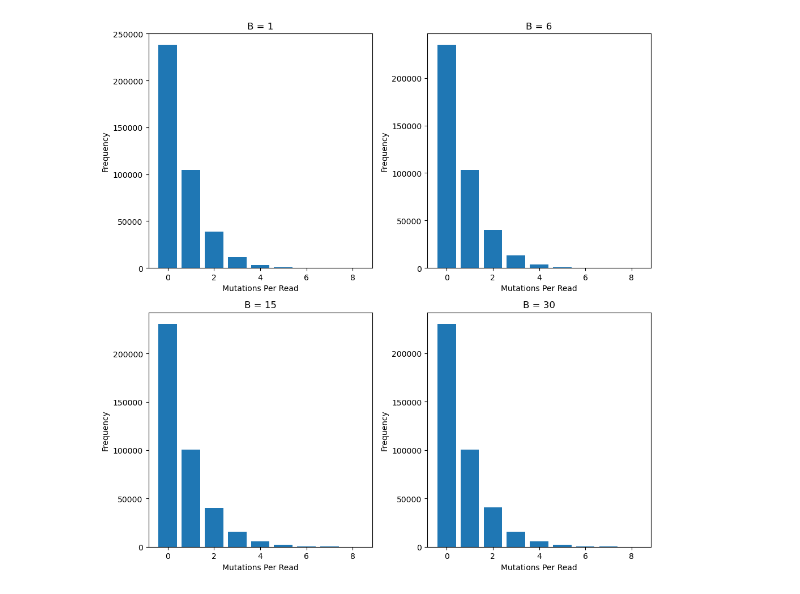
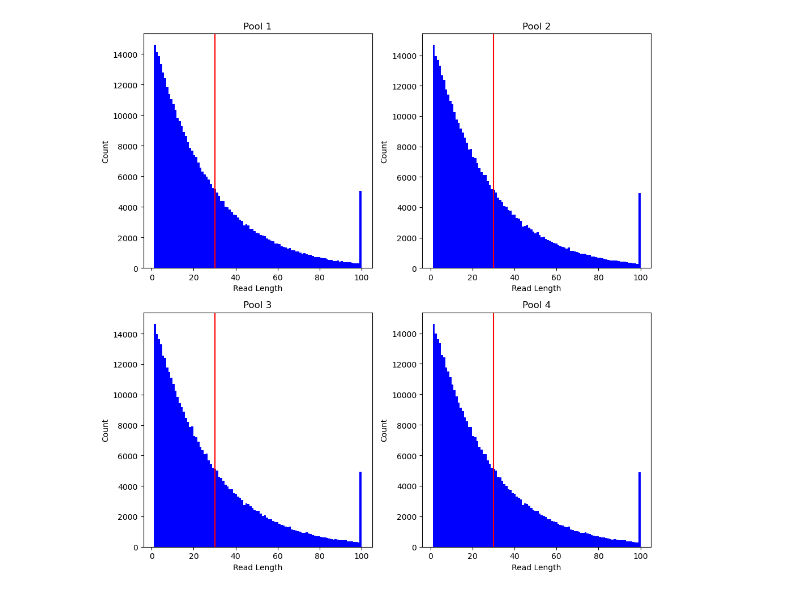
Before and after one commit to JoshuaGensel/MIME_ML, a Jupyter notebook: src/exploratory_analysis.ipynb, the cells around one changed output. Saved outputs shown, nothing was run; the diff lists cells and outputs as text; code cells hidden in the pictures.

```diff
--- a/src/exploratory_analysis.ipynb
+++ b/src/exploratory_analysis.ipynb
@@ -50,25 +57,30 @@ Pool 2: 127980
 Pool 3: 128100
 Pool 4: 128159
 # %%
-# plot histograms of mutations per read
+# plot histograms of read lengths
+# color the bins < 30 red
 fig, ax = plt.subplots(2, 2, figsize=(10, 10))
-ax[0, 0].hist(mpr_1, bins=range(0, 10), align='left', rwidth=0.8)
-ax[0, 0].set_title('B = 1')
-ax[0, 0].set_xlabel('Mutations Per Read')
-ax[0, 0].set_ylabel('Frequency')
-ax[0, 1].hist(mpr_2, bins=range(0, 10), align='left', rwidth=0.8)
-ax[0, 1].set_title('B = 6')
-ax[0, 1].set_xlabel('Mutations Per Read')
-ax[0, 1].set_ylabel('Frequency')
-ax[1, 0].hist(mpr_3, bins=range(0, 10), align='left', rwidth=0.8)
-ax[1, 0].set_title('B = 15')
-ax[1, 0].set_xlabel('Mutations Per Read')
-ax[1, 0].set_ylabel('Frequency')
-ax[1, 1].hist(mpr_4, bins=range(0, 10), align='left', rwidth=0.8)
-ax[1, 1].set_title('B = 30')
-ax[1, 1].set_xlabel('Mutations Per Read')
-ax[1, 1].set_ylabel('Frequency')
+ax[0, 0].hist(rl_1, bins=100, color='blue')
+ax[0, 0].set_title('Pool 1')
+ax[0, 0].set_xlabel('Read Length')
+ax[0, 0].set_ylabel('Count')
+ax[0, 0].axvline(x=30, color='red')
+ax[0, 1].hist(rl_2, bins=100, color='blue')
+ax[0, 1].set_title('Pool 2')
+ax[0, 1].set_xlabel('Read Length')
+ax[0, 1].set_ylabel('Count')
+ax[0, 1].axvline(x=30, color='red')
+ax[1, 0].hist(rl_3, bins=100, color='blue')
+ax[1, 0].set_title('Pool 3')
+ax[1, 0].set_xlabel('Read Length')
+ax[1, 0].set_ylabel('Count')
+ax[1, 0].axvline(x=30, color='red')
+ax[1, 1].hist(rl_4, bins=100, color='blue')
+ax[1, 1].set_title('Pool 4')
+ax[1, 1].set_xlabel('Read Length')
+ax[1, 1].set_ylabel('Count')
+ax[1, 1].axvline(x=30, color='red')
 plt.tight_layout()
 # %% [output]
-[figure, old version]
+[figure, new version]
 # %%
```
Also changed, not shown: parts of 11 cells of this notebook, 1 other file.
